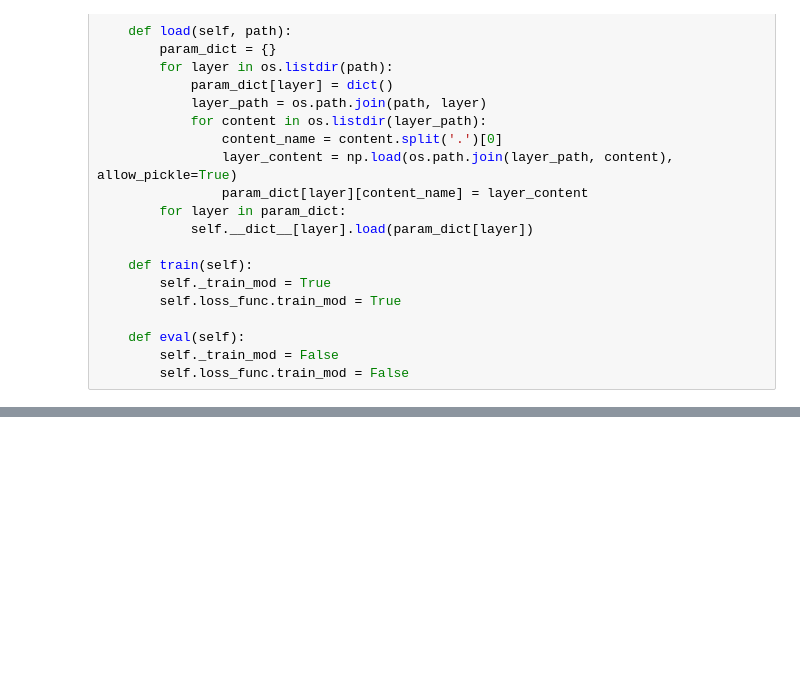
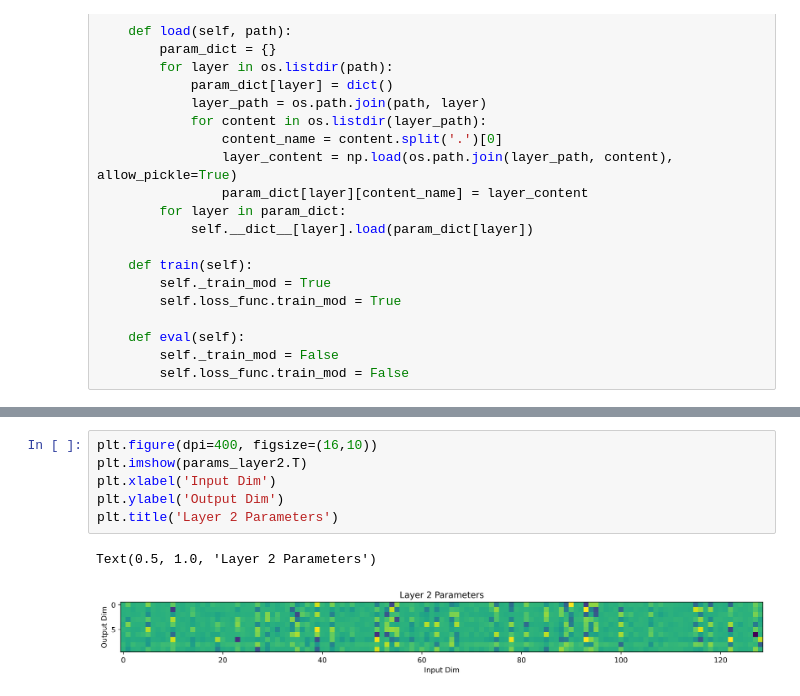
Before and after one commit to LucasTsui0725/DATA620004_Assignments, a Jupyter notebook: Assign1/code.ipynb, the cells around one changed output, grey strips where cells are left out. Cells and saved outputs as stored; diff of their text form; blank space fills up the shorter version.

```diff
--- a/Assign1/code.ipynb
+++ b/Assign1/code.ipynb
@@ -315,0 +439,9 @@ np.sum(copy_test_predicts == test_labels) / len(test_labels)
+# %%
+plt.figure(dpi=400, figsize=(16,10))
+plt.imshow(params_layer2.T)
+plt.xlabel('Input Dim')
+plt.ylabel('Output Dim')
+plt.title('Layer 2 Parameters')
+# %% [output]
+Text(0.5, 1.0, 'Layer 2 Parameters')
+[figure, added]
```
Also changed, not shown: parts of 16 cells of this notebook, 4 other files.
